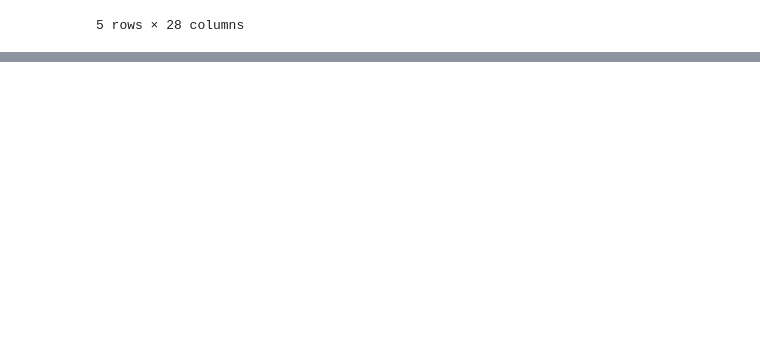
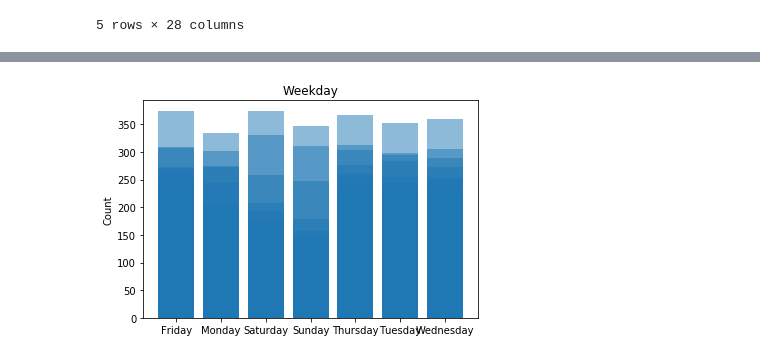
Before and after one commit to TifMoe/benson-project, a Jupyter notebook: stiles/VisualizingDistributions.ipynb, the cells around one changed output, grey strips where cells are left out. Cells and saved outputs as stored; diff of their text form; code cells hidden in the pictures; blank space fills up the shorter version.

```diff
--- a/stiles/VisualizingDistributions.ipynb
+++ b/stiles/VisualizingDistributions.ipynb
@@ -47,7 +48,7 @@ Name: all_traffic, dtype: float64
 Find the value at the bottom of the top X quantile in most trafficked stations
 # %%
 print(weekly_avg.describe())
-top_Q = weekly_avg.quantile(.90)
+top_Q = weekly_avg.quantile(.98)
 top_Q
 # %% [output]
 count       516.000000
@@ -109,4 +108,3 @@ highest_freq_stations.head()
 # %%
 # Aggregate all entry/exit counts for most frequent stations and look at distribution across days of week and hour of day
-timing = highest_freq_stations.groupby(['weekday','hour'])['all_traffic'].sum().reset_index()
-timing.head()
+timing = highest_freq_stations.groupby(['station_id','weekday'])['all_traffic'].mean().reset_index()
@@ -119,0 +125,11 @@ timing.head()
+# %%
+y = timing['all_traffic']
+x = timing['weekday']
+
+plt.bar(x, y, align='center', alpha=0.5)
+plt.ylabel('Count')
+plt.title('Weekday')
+
+plt.show()
+# %% [output]
+[figure, added]
```
Also changed, not shown: parts of 9 cells of this notebook, 5 other files.
